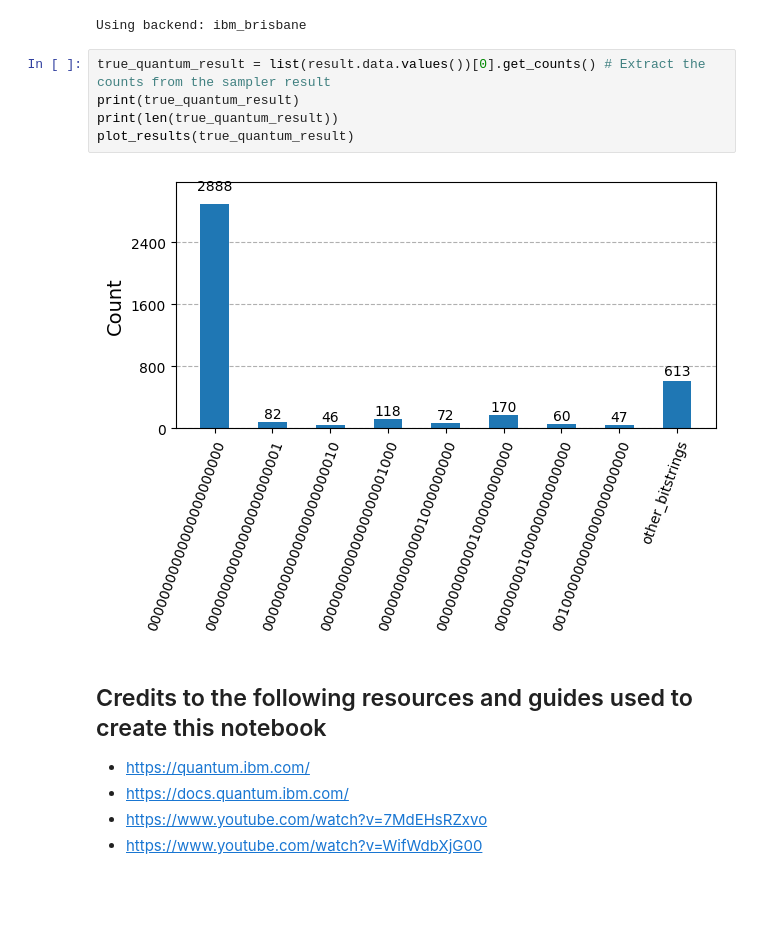
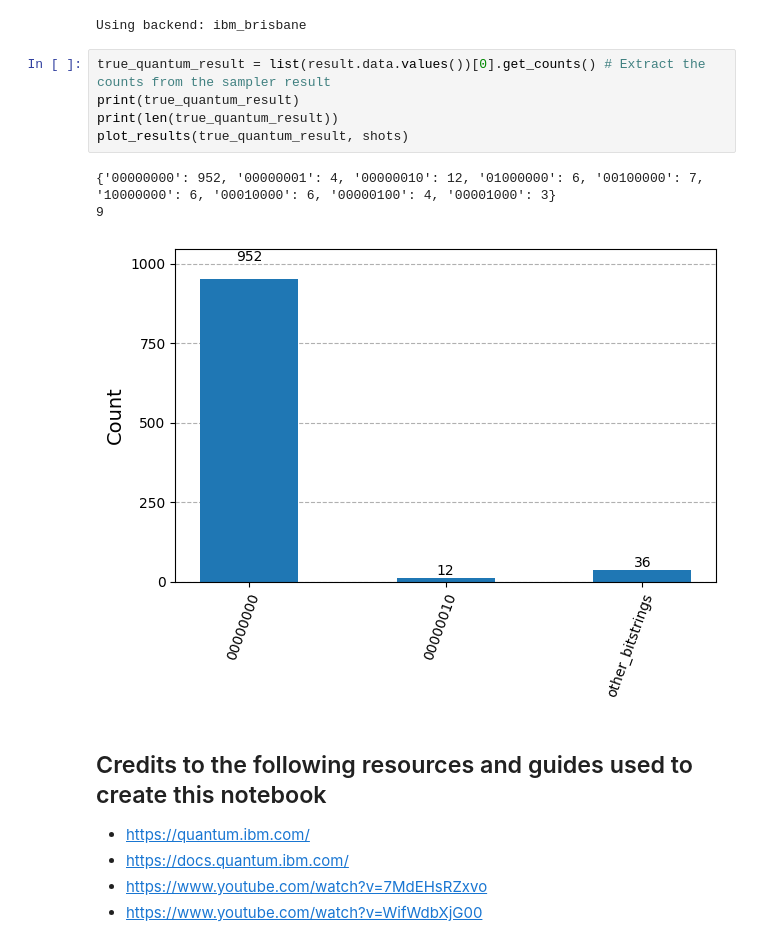
Before and after one commit to ChristianDiTroia/DeutschJozsa-IBMQuantum, a Jupyter notebook: DJ.ipynb, the cells around one changed output. Cells and saved outputs as stored; diff of their text form; blank space fills up the shorter version.

Commit message:
fixed plotting error

```diff
--- a/DJ.ipynb
+++ b/DJ.ipynb
@@ -142,10 +142,12 @@ Using backend: ibm_brisbane
 # %%
 true_quantum_result = list(result.data.values())[0].get_counts() # Extract the counts from the sampler result
 print(true_quantum_result)
 print(len(true_quantum_result))
-plot_results(true_quantum_result)
+plot_results(true_quantum_result, shots)
 # %% [output]
+{'00000000': 952, '00000001': 4, '00000010': 12, '01000000': 6, '00100000': 7, '10000000': 6, '00010000': 6, '00000100': 4, '00001000': 3}
+9
-[figure, old version]
+[figure, new version]
 # %% [markdown]
 ## Credits to the following resources and guides used to create this notebook
 
```
Also changed, not shown: parts of 2 cells of this notebook.
